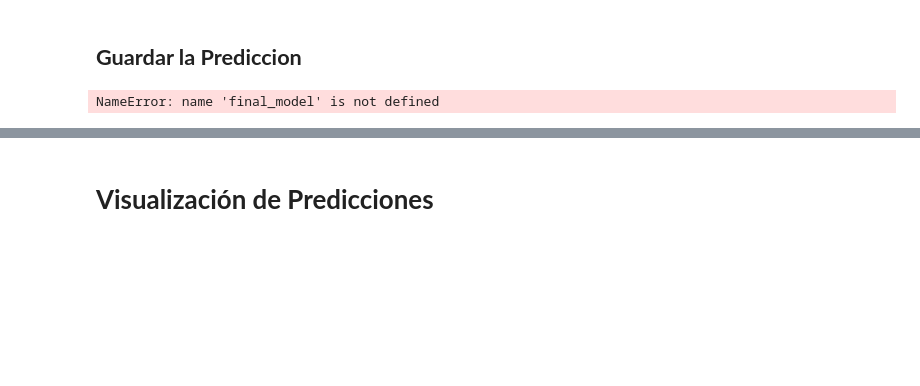
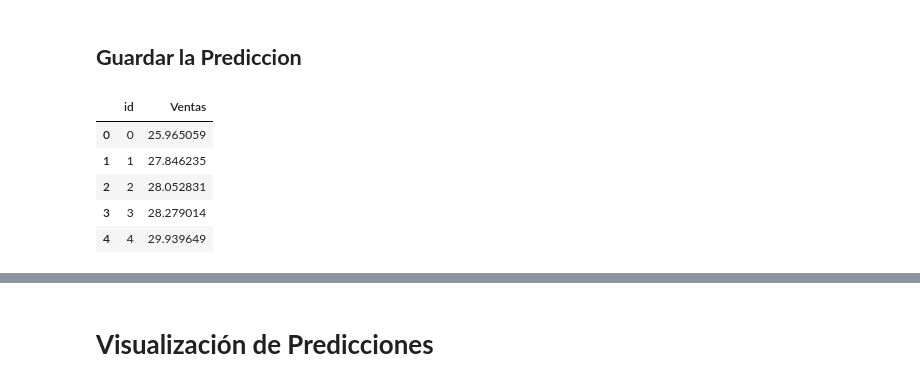
Before and after one commit to lucitaruizcarranza-source/Portafolio-LMRC, a Jupyter notebook: Caso_Practico_Forecast.ipynb, the cells around one changed output, grey strips where cells are left out. Drawn from its saved outputs; the diff is of its cells as text; code cells hidden in the pictures; blank space fills up the shorter version.

```diff
--- a/Caso_Practico_Forecast.ipynb
+++ b/Caso_Practico_Forecast.ipynb
@@ -1138,16 +1470,31 @@ NameError: name 'make_subplots' is not defined
 # %% [markdown]
 ## **Guardar la Prediccion**
-# %%
-test_preds = final_model.predict(X_test_final)
-
-submission = pd.DataFrame({
-    "id":test_final.id.astype(int),
-    "Ventas":np.expm1(test_preds)
-})
-
-submission.to_csv("submission.csv", index = None)
-
-submission.head()
-# %% [output]
-NameError: name 'final_model' is not defined
+# %%
+test_preds = final_model.predict(X_test_final)
+
+# Create a temporary DataFrame to hold relevant test_final columns and predictions
+temp_test_df = test_final.copy()
+temp_test_df['predicted_Ventas_log1p'] = test_preds
+
+# Identify the rows that correspond to the actual future test period
+# These are the rows where the original 'Ventas' column was NaN.
+# After log1p transformation, these still remain NaN.
+submission_df_rows = temp_test_df[temp_test_df['Ventas'].isna()]
+
+# Create the submission DataFrame
+submission = pd.DataFrame({
+    "id": submission_df_rows.id.astype(int), # Now 'id' column should not have NaNs
+    "Ventas": np.expm1(submission_df_rows.predicted_Ventas_log1p)
+})
+
+submission.to_csv("submission.csv", index=None)
+
+submission.head()
+# %% [output]
+|  | id | Ventas |
+| 0 | 0 | 25.965059 |
+| 1 | 1 | 27.846235 |
+| 2 | 2 | 28.052831 |
+| 3 | 3 | 28.279014 |
+| 4 | 4 | 29.939649 |
 # %%
```
Also changed, not shown: parts of 31 cells of this notebook.
